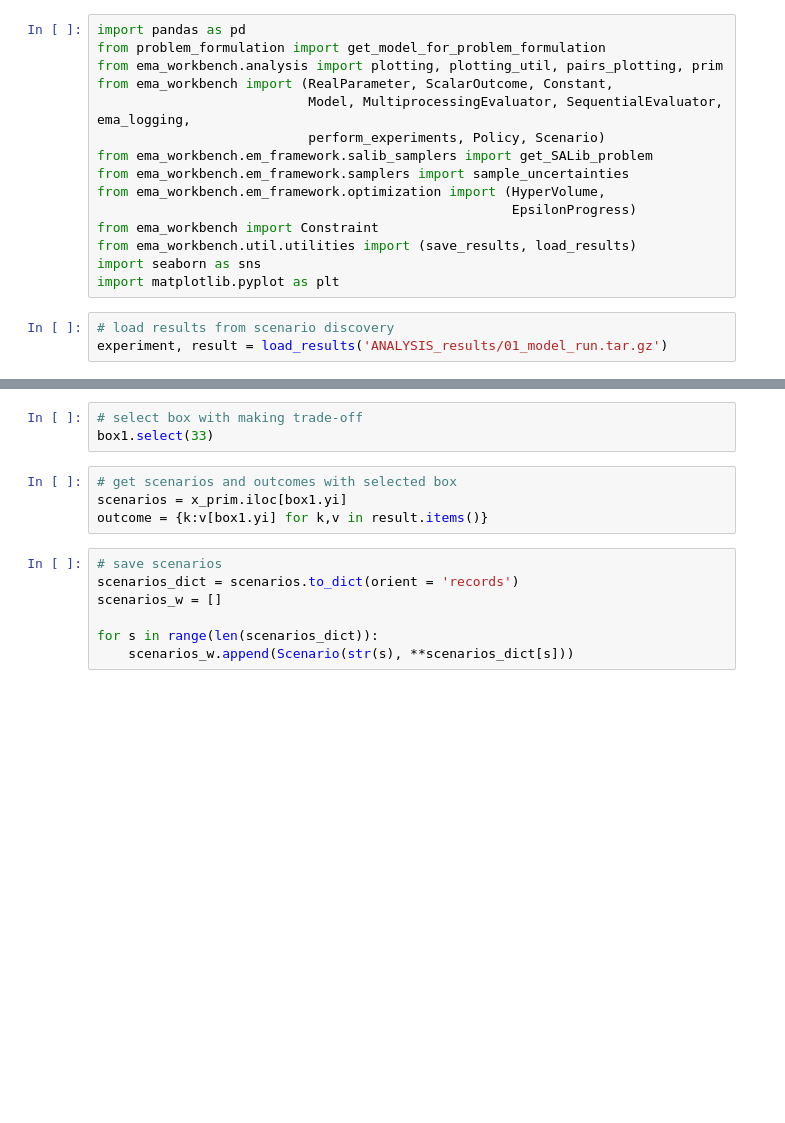
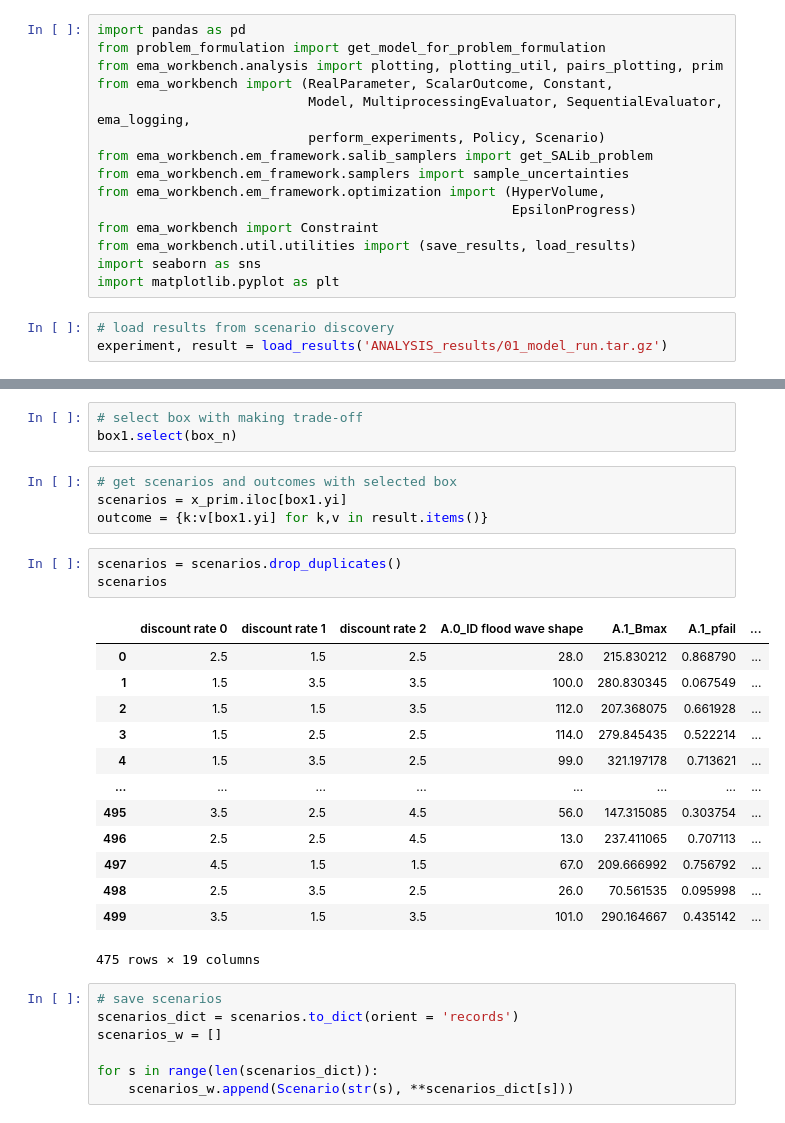
Before and after one commit to floristevito/EPA1361, a Jupyter notebook: lab_sessions/final assignment/ANALYSIS_02_PRIM.ipynb, the cells around one changed output, grey strips where cells are left out. Saved outputs shown, nothing was run; the diff lists cells and outputs as text; blank space fills up the shorter version.

```diff
--- a/lab_sessions/final assignment/ANALYSIS_02_PRIM.ipynb
+++ b/lab_sessions/final assignment/ANALYSIS_02_PRIM.ipynb
@@ -61,10 +123,27 @@ A.0_ID flood wave shape  [0.15172590036530686, 0.07202258640711956]
 # %%
 # select box with making trade-off
-box1.select(33)
+box1.select(box_n)
 # %%
 # get scenarios and outcomes with selected box
 scenarios = x_prim.iloc[box1.yi]
 outcome = {k:v[box1.yi] for k,v in result.items()}
+# %%
+scenarios = scenarios.drop_duplicates()
+scenarios
+# %% [output]
+|  | discount rate 0 | discount rate 1 | discount rate 2 | A.0_ID flood wave shape | A.1_Bmax | A.1_pfail | ... |
+| 0 | 2.5 | 1.5 | 2.5 | 28.0 | 215.830212 | 0.868790 | ... |
+| 1 | 1.5 | 3.5 | 3.5 | 100.0 | 280.830345 | 0.067549 | ... |
+| 2 | 1.5 | 1.5 | 3.5 | 112.0 | 207.368075 | 0.661928 | ... |
+| 3 | 1.5 | 2.5 | 2.5 | 114.0 | 279.845435 | 0.522214 | ... |
+| 4 | 1.5 | 3.5 | 2.5 | 99.0 | 321.197178 | 0.713621 | ... |
+| ... | ... | ... | ... | ... | ... | ... | ... |
+| 495 | 3.5 | 2.5 | 4.5 | 56.0 | 147.315085 | 0.303754 | ... |
+| 496 | 2.5 | 2.5 | 4.5 | 13.0 | 237.411065 | 0.707113 | ... |
+| 497 | 4.5 | 1.5 | 1.5 | 67.0 | 209.666992 | 0.756792 | ... |
+| 498 | 2.5 | 3.5 | 2.5 | 26.0 | 70.561535 | 0.095998 | ... |
+| 499 | 3.5 | 1.5 | 3.5 | 101.0 | 290.164667 | 0.435142 | ... |
+475 rows × 19 columns
 # %%
 # save scenarios
 scenarios_dict = scenarios.to_dict(orient = 'records')
```
Also changed, not shown: parts of 9 cells of this notebook.
